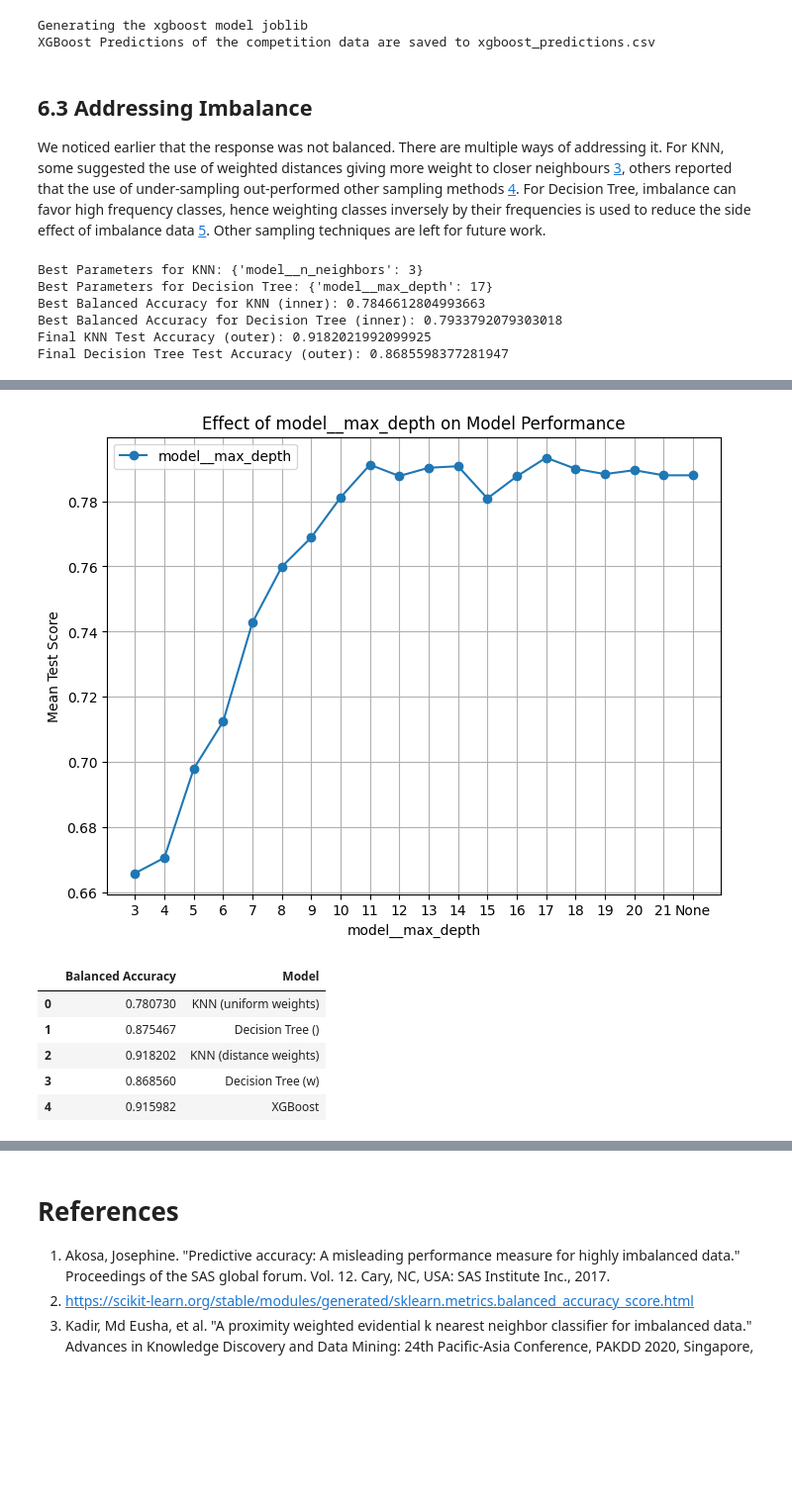
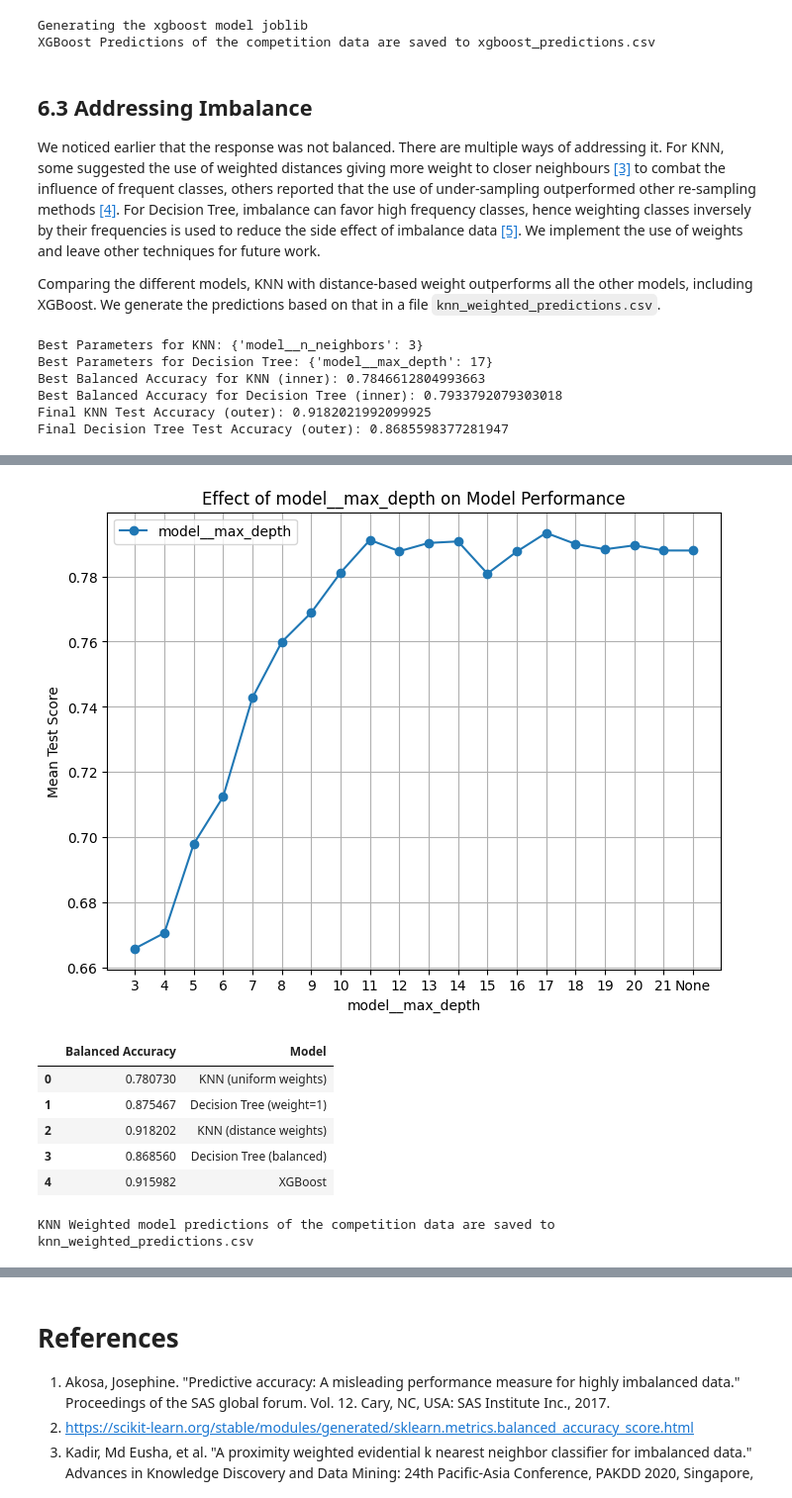
Before and after one commit to Thebensley/adv_prog2, a Jupyter notebook: Assignement2_advprog.ipynb, the cells around one changed output, grey strips where cells are left out. Shown: that part at 99% size. Cells and saved outputs as stored; diff of their text form; code cells hidden in the pictures; blank space fills up the shorter version.

Commit message:
final version with weighted knn draft and polished report

```diff
--- a/Assignement2_advprog.ipynb
+++ b/Assignement2_advprog.ipynb
@@ -472,28 +473,17 @@ We use this settings to create the final model by training it on the whole datas
 import joblib
 import os
 
-preprocessor = ColumnTransformer(
-    transformers=[
-        ("num", StandardScaler(), numerical_cols),
-        ("cat", OneHotEncoder(handle_unknown="ignore"), categorical_cols),
-    ]
-)
-pipeline = Pipeline(steps=[("preprocessor", preprocessor), ("model", DecisionTreeClassifier(random_state=student_id, max_depth=15))])
-pipeline.fit(X_train, y_train)
+output_file = "final_model.joblib"
+pipeline = Pipeline(steps=[("preprocessor", preprocessor), ("model", DecisionTreeClassifier(random_state=student_id, max_depth=16))])
+pipeline.fit(X, y)
 
-y_pred = pipeline.predict(X_test)
-bal_acc = balanced_accuracy_score(y_test, y_pred)
-print(f"final model balanced accuracy: {bal_acc:.4f}")
-
-output_file = "final_model.joblib"
-pipeline = Pipeline(steps=[("preprocessor", preprocessor), ("model", DecisionTreeClassifier(random_state=student_id, max_depth=15))])
-pipeline.fit(X, y)
 if not os.path.exists(output_file):
     with open(output_file, 'wb') as fo:
         print("Generating the final model joblib")
         joblib.dump(pipeline, fo)
 else:
     print("final model already exists.")
+
 with open(output_file, 'rb') as fo:
     final_model = joblib.load(fo)
 
@@ -517,7 +507,6 @@ for cname in comp_X.columns:
         comp_X[cname] = comp_X[cname].astype("category")
 
 df_predictions = pd.DataFrame({
-    'Row Index': range(len(comp_y_pred)),
     'Attrition': comp_y_pred
 })
 
@@ -595,7 +584,9 @@ Generating the xgboost model joblib
 XGBoost Predictions of the competition data are saved to xgboost_predictions.csv
 # %% [markdown]
 ## 6.3 Addressing Imbalance
-We noticed earlier that the response was not balanced. There are multiple ways of addressing it. For KNN, some suggested the use of weighted distances giving more weight to closer neighbours [3](https://pmc.ncbi.nlm.nih.gov/articles/PMC7206335/), others reported that the use of under-sampling out-performed other sampling methods [4](https://www.scirp.org/html/3-9601307_60996.htm). For Decision Tree, imbalance can favor high frequency classes, hence weighting classes inversely by their frequencies is used to reduce the side effect of imbalance data [5](https://ieeexplore.ieee.org/abstract/document/1000348?casa_token=GEXyzXgOg7sAAAAA:7w-xtRcAn3qaHk0rNMYvowes-c9wU6kIExob70Eu2_NIHeWQggkARxiWu4Wa--rwJ_vCZWMPTQ). Other sampling techniques are left for future work.
+We noticed earlier that the response was not balanced. There are multiple ways of addressing it. For KNN, some suggested the use of weighted distances giving more weight to closer neighbours [[3]](https://pmc.ncbi.nlm.nih.gov/articles/PMC7206335/) to combat the influence of frequent classes, others reported that the use of under-sampling outperformed other re-sampling methods [[4]](https://www.scirp.org/html/3-9601307_60996.htm). For Decision Tree, imbalance can favor high frequency classes, hence weighting classes inversely by their frequencies is used to reduce the side effect of imbalance data [[5]](https://ieeexplore.ieee.org/abstract/document/1000348). We implement the use of weights and leave other techniques for future work.
+
+Comparing the different models, KNN with distance-based weight outperforms all the other models, including XGBoost. We generate the predictions based on that in a file `knn_weighted_predictions.csv`.
 # %%
 knn_pipeline = Pipeline(steps=[("preprocessor", preprocessor), ("model", KNeighborsClassifier(weights='distance'))])
 grid_knn = GridSearchCV(knn_pipeline, param_grid_knn, cv=3, scoring="balanced_accuracy", n_jobs=-1)
@@ -612,37 +603,49 @@ print("Best Parameters for KNN:", grid_knn.best_params_)
 print("Best Parameters for Decision Tree:", grid_tree.best_params_)
 print("Best Balanced Accuracy for KNN (inner):", grid_knn.best_score_)
 print("Best Balanced Accuracy for Decision Tree (inner):", grid_tree.best_score_)
 
 final_knn_imb = grid_knn.best_estimator_
 final_tree_imb = grid_tree.best_estimator_
 
 knn_imb_test_acc = balanced_accuracy_score(y_test, final_knn_imb.predict(X_test))
 tree_imb_test_acc = balanced_accuracy_score(y_test, final_tree_imb.predict(X_test))
 
 print("Final KNN Test Accuracy (outer):", knn_imb_test_acc)
 print("Final Decision Tree Test Accuracy (outer):", tree_imb_test_acc)
 
 plot_param_scores(grid_knn)
 plot_param_scores(grid_tree)
 df_results_with_imb = pd.DataFrame({
     "Balanced Accuracy": [knn_test_acc, tree_test_acc, knn_imb_test_acc, tree_imb_test_acc, xgboost_bal_acc],
-    "Model": ["KNN (uniform weights)", "Decision Tree ()", "KNN (distance weights)", "Decision Tree (w)", "XGBoost"]
+    "Model": ["KNN (uniform weights)", "Decision Tree (weight=1)", "KNN (distance weights)", "Decision Tree (balanced)", "XGBoost"]
 })
 display(df_results_with_imb)
+
+# Prediction of KNN with weights
+
+comp_y_pred = final_knn_imb.predict(comp_X)
+df_predictions = pd.DataFrame({
+    'Attrition': comp_y_pred
+})
+
+# Save the DataFrame to a CSV file
+df_predictions.to_csv('knn_weighted_predictions.csv', index=False)
+print("KNN Weighted model predictions of the competition data are saved to knn_weighted_predictions.csv")
 # %% [output]
 Best Parameters for KNN: {'model__n_neighbors': 3}
 Best Parameters for Decision Tree: {'model__max_depth': 17}
 Best Balanced Accuracy for KNN (inner): 0.7846612804993663
 Best Balanced Accuracy for Decision Tree (inner): 0.7933792079303018
 Final KNN Test Accuracy (outer): 0.9182021992099925
 Final Decision Tree Test Accuracy (outer): 0.8685598377281947
 [figure]
 [figure]
 |  | Balanced Accuracy | Model |
 | 0 | 0.780730 | KNN (uniform weights) |
-| 1 | 0.875467 | Decision Tree () |
+| 1 | 0.875467 | Decision Tree (weight=1) |
 | 2 | 0.918202 | KNN (distance weights) |
-| 3 | 0.868560 | Decision Tree (w) |
+| 3 | 0.868560 | Decision Tree (balanced) |
 | 4 | 0.915982 | XGBoost |
+KNN Weighted model predictions of the competition data are saved to knn_weighted_predictions.csv
 # %% [markdown]
 # 7. The use of AI
```
Also changed, not shown: parts of 10 cells of this notebook, 1 other file.
